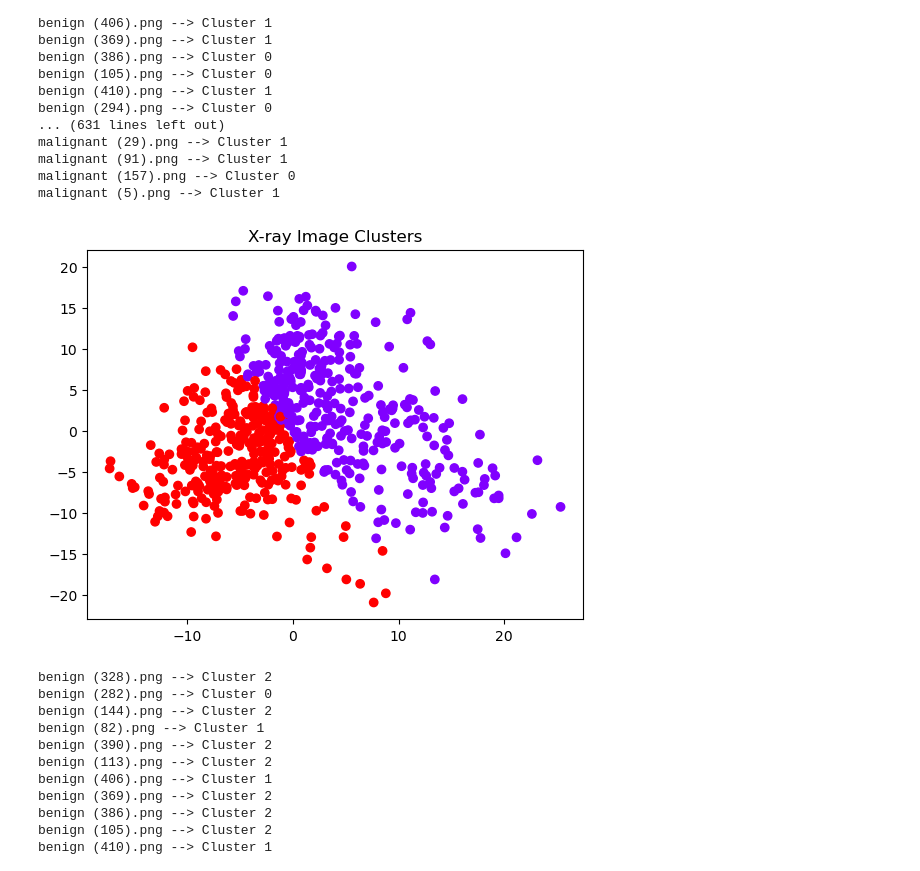
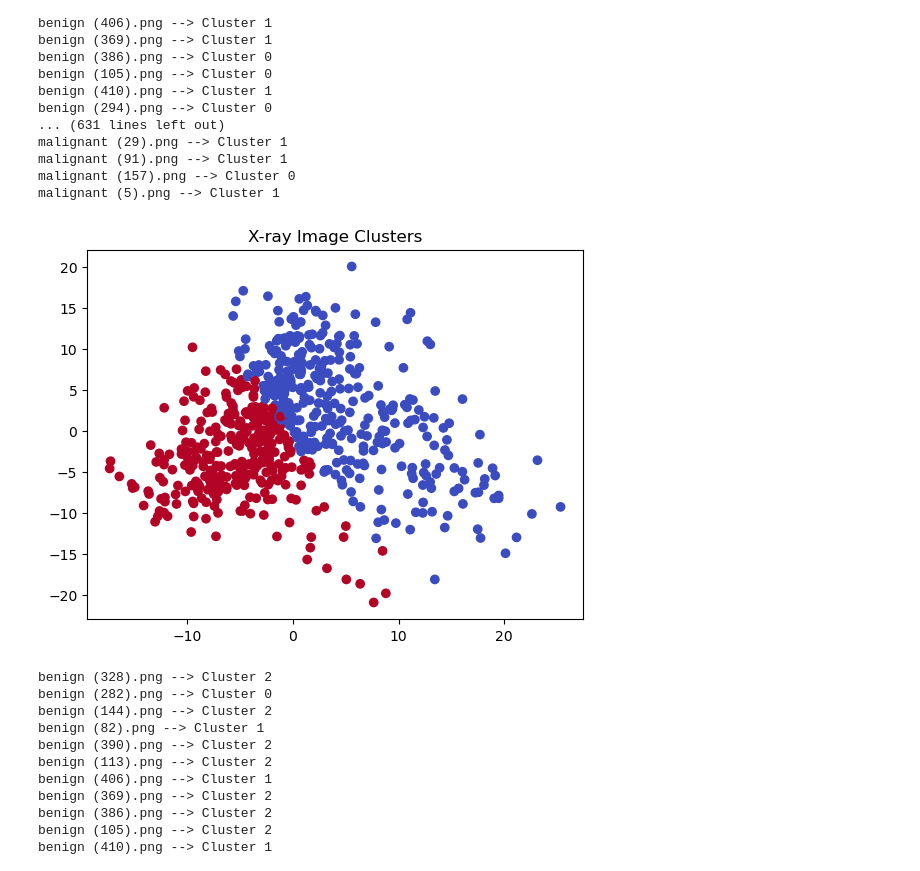
Before and after one commit to dianaemal/breast_cancer_project, a Jupyter notebook: notebooks/04-unsupervised-model.ipynb, the cells around one changed output. Saved outputs shown, nothing was run; the diff lists cells and outputs as text; code cells hidden in the pictures.

```diff
--- a/notebooks/04-unsupervised-model.ipynb
+++ b/notebooks/04-unsupervised-model.ipynb
@@ -8,11 +11,12 @@ from tensorflow.keras.applications.resnet50 import preprocess_input
 # %%
-# Load pretrained ResNet
-model = ResNet50(weights='imagenet', include_top=False, pooling='avg')
 
-# Folder with X-ray images
+RN50_model = ResNet50(weights='imagenet', include_top=False, pooling='avg') #ResNet50; pre-trained CNN model
+
+# Folder with ultrasound images
 folder_path = "/Users/dianaemal/breast_cancer_project/data/raw/"
 benign = os.listdir(f"{folder_path}/benign")
 malignant= os.listdir(f"{folder_path}/malignant")
+# Combine both image types in one list:
 all_images = benign + malignant
 
 # Storage for features and filenames
@@ -20,19 +24,19 @@ feature_list = []
 filenames = []
 
 # Loop over each image in the folder
-for file in all_images:
-    if file.endswith('.jpg') or file.endswith('.png'):
-        if file.startswith("benign"):
-            img_path = os.path.join(f"{folder_path}/benign", file)
-        elif file.startswith("malignant"):
-            img_path = os.path.join(f"{folder_path}/malignant", file)
+for imgData in all_images:
+    if imgData.endswith('.jpg') or imgData.endswith('.png'): #checking for the correct type of file
+        if imgData.startswith("benign"): # If the image starts with benign, then the path should be the bening folder
+            img_path = os.path.join(f"{folder_path}/benign", imgData)
+        elif imgData.startswith("malignant"): # If the image starts with malignant, then the path should be the malignant folder
+            img_path = os.path.join(f"{folder_path}/malignant", imgData)
 
-        img = image.load_img(img_path, target_size=(224, 224))
-        x = image.img_to_array(img)
-        x = np.expand_dims(x, axis=0)
-        x = preprocess_input(x)
+        img = image.load_img(img_path, target_size=(224, 224))  #loading the image in a format that TensorFlow accepts. Resized the image.
+        tfReadArray = image.img_to_array(img)  #converting to an array. Makes it readable for tf. Converting the image into 3D
+        tfReadArray = np.expand_dims(tfReadArray, axis=0)   #Converting the image to 4D (for ResNet50 to read)
+        tfReadArray = preprocess_input(tfReadArray) #converting the image to a format ResNet expects
 
-        features = model.predict(x, verbose=0)
+        features = RN50_model.predict(tfReadArray, verbose=0)
         feature_list.append(features.flatten())  # make it 1D
-        filenames.append(file)
+        filenames.append(imgData)
 # %%
@@ -71,17 +75,14 @@ malignant (91).png --> Cluster 1
 malignant (157).png --> Cluster 0
 malignant (5).png --> Cluster 1
 # %%
-from sklearn.decomposition import PCA
-import matplotlib.pyplot as plt
-
 pca = PCA(n_components=2)
 pca_result = pca.fit_transform(X)
 
-plt.scatter(pca_result[:, 0], pca_result[:, 1], c=labels, cmap='rainbow')
+plt.scatter(pca_result[:, 0], pca_result[:, 1], c=labels, cmap='coolwarm')
 plt.title('X-ray Image Clusters')
 plt.show()
 # %% [output]
-[figure, old version]
+[figure, new version]
 # %%
 # Apply KMeans
 k = 3  # Try with 3 clusters
```
Also changed, not shown: parts of 2 cells of this notebook.
